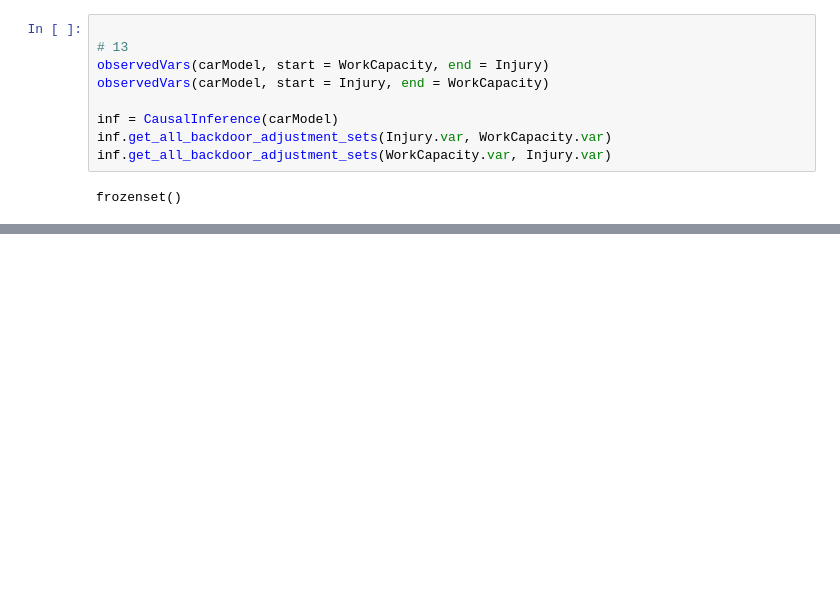
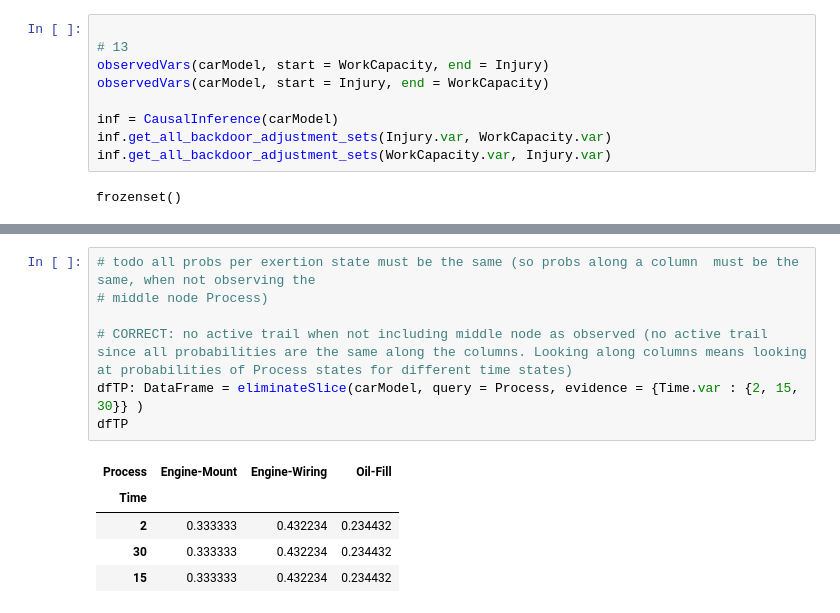
Before and after one commit to statisticallyfit/PythonProbabilisticGraphicalModels, a Jupyter notebook: src/PgmpyStudy/CarDemo_InferencePgmpy.ipynb, the cells around one changed output, grey strips where cells are left out. Drawn from its saved outputs; the diff is of its cells as text; blank space fills up the shorter version.

```diff
--- a/src/PgmpyStudy/CarDemo_InferencePgmpy.ipynb
+++ b/src/PgmpyStudy/CarDemo_InferencePgmpy.ipynb
@@ -1272,0 +1320,13 @@ observedVars(carModel, start= Time, end= Process)
+# %%
+# todo all probs per exertion state must be the same (so probs along a column  must be the same, when not observing the
+# middle node Process)
+
+# CORRECT: no active trail when not including middle node as observed (no active trail since all probabilities are the same along the columns. Looking along columns means looking at probabilities of Process states for different time states)
+dfTP: DataFrame = eliminateSlice(carModel, query = Process, evidence = {Time.var : {2, 15, 30}} )
+dfTP
+# %% [output]
+| Process | Engine-Mount | Engine-Wiring | Oil-Fill |
+| Time |  |  |  |
+| 2 | 0.333333 | 0.432234 | 0.234432 |
+| 30 | 0.333333 | 0.432234 | 0.234432 |
+| 15 | 0.333333 | 0.432234 | 0.234432 |
```
Also changed, not shown: parts of 30 cells of this notebook, 2 other files.
